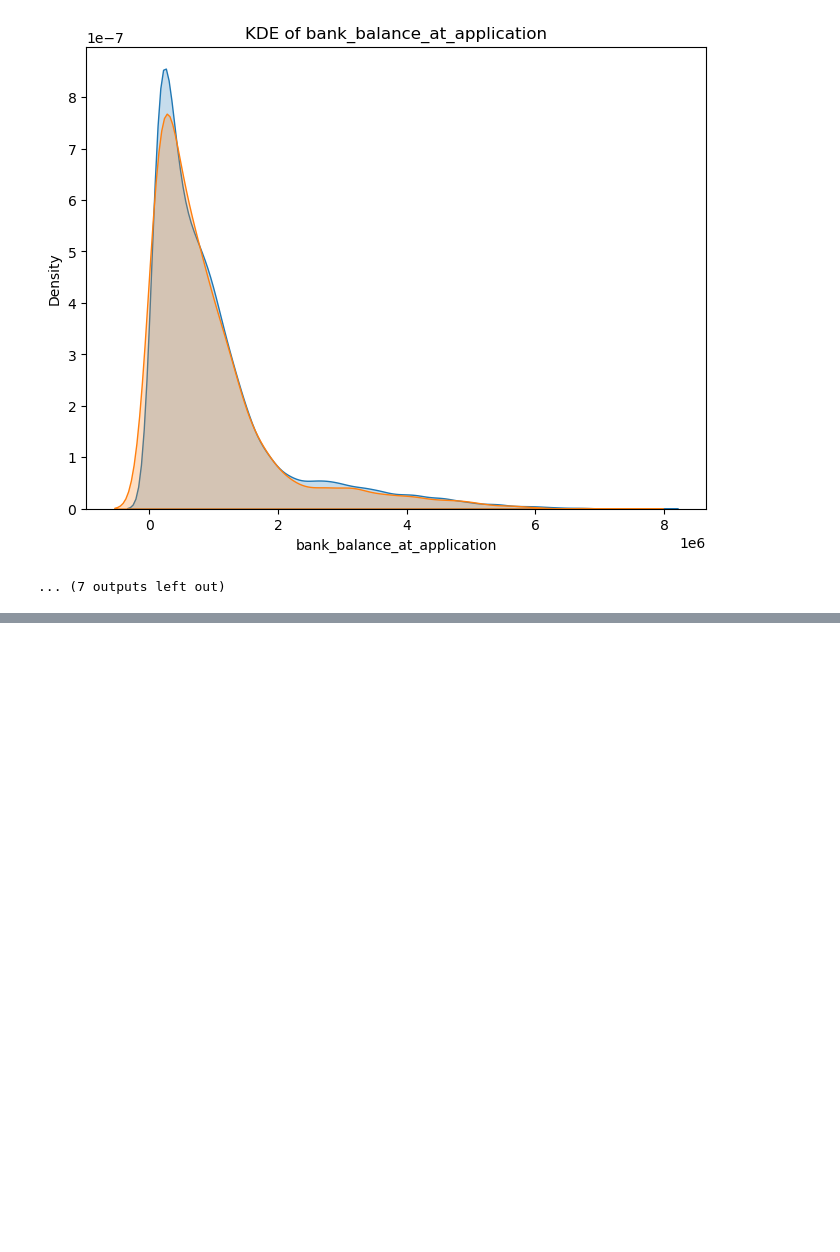
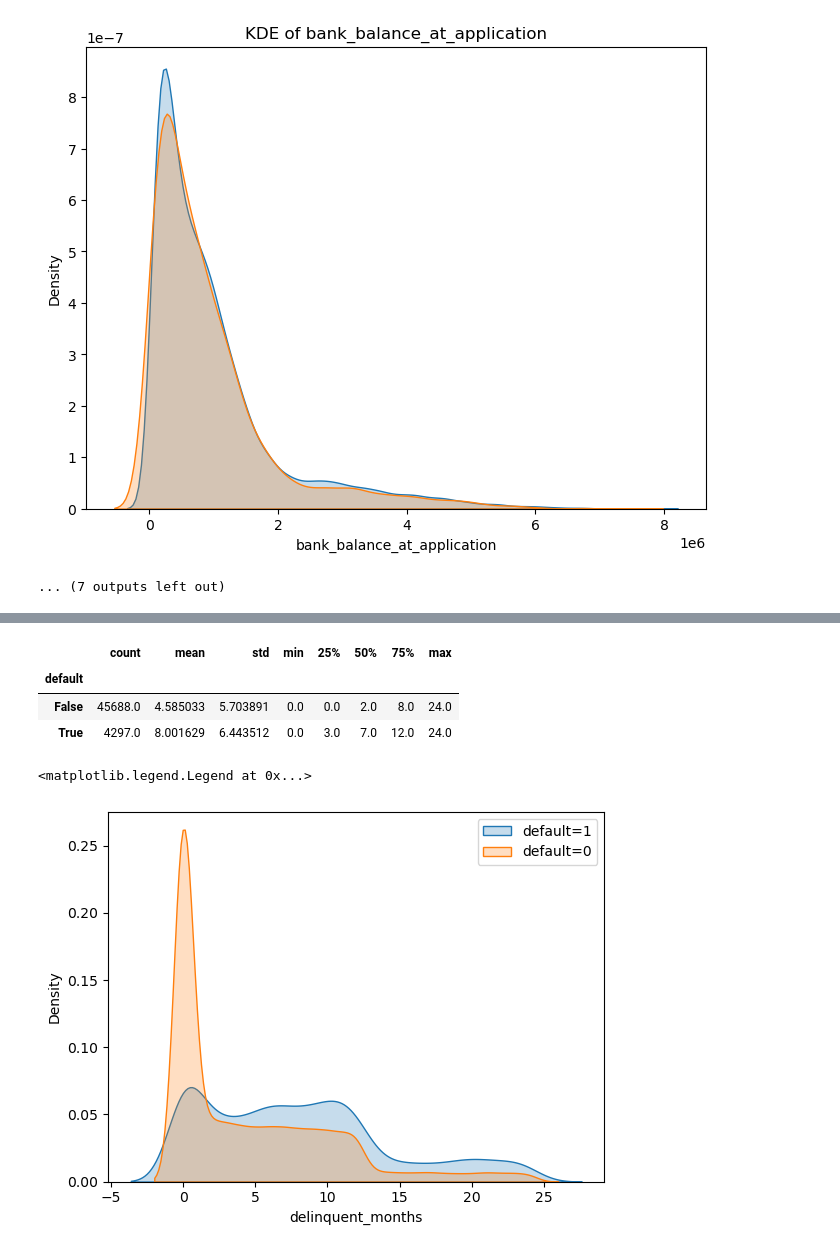
Before and after one commit to JY6299/CR_Modeling_2, a Jupyter notebook: CR_ML_Modeling.ipynb, the cells around one changed output, grey strips where cells are left out. Drawn from its saved outputs; the diff is of its cells as text; code cells hidden in the pictures; blank space fills up the shorter version.

```diff
--- a/CR_ML_Modeling.ipynb
+++ b/CR_ML_Modeling.ipynb
@@ -286,0 +344,3 @@ for i in df1.select_dtypes(include=['int64','float64']):
+# %%
+df3 = df2.drop(columns=['income','total_dpd','cust_id','loan_id','disbursal_date','installment_start_dt'])
+df3.head()
@@ -286,0 +354,7 @@ for i in df1.select_dtypes(include=['int64','float64']):
+# %%
+df3.groupby('default')['delinquent_months'].describe()
+# %% [output]
+|  | count | mean | std | min | 25% | 50% | 75% | max |
+| default |  |  |  |  |  |  |  |  |
+| False | 45688.0 | 4.585033 | 5.703891 | 0.0 | 0.0 | 2.0 | 8.0 | 24.0 |
+| True | 4297.0 | 8.001629 | 6.443512 | 0.0 | 3.0 | 7.0 | 12.0 | 24.0 |
@@ -286,0 +368,7 @@ for i in df1.select_dtypes(include=['int64','float64']):
+# %%
+sns.kdeplot(data=df3, x=df3[df3['default']==1]['delinquent_months'],fill=True, label='default=1')
+sns.kdeplot(data=df3, x=df3[df3['default']==0]['delinquent_months'],fill=True, label='default=0')
+plt.legend()
+# %% [output]
+<matplotlib.legend.Legend at 0x...>
+[figure, added]
```
Also changed, not shown: parts of 8 cells of this notebook.
